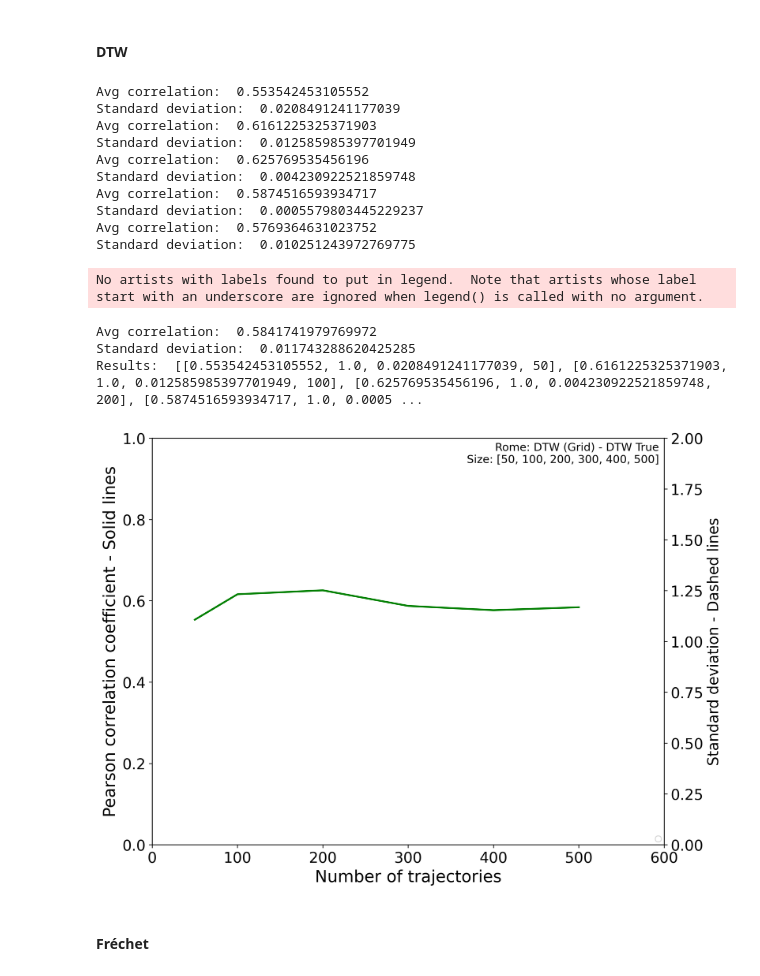
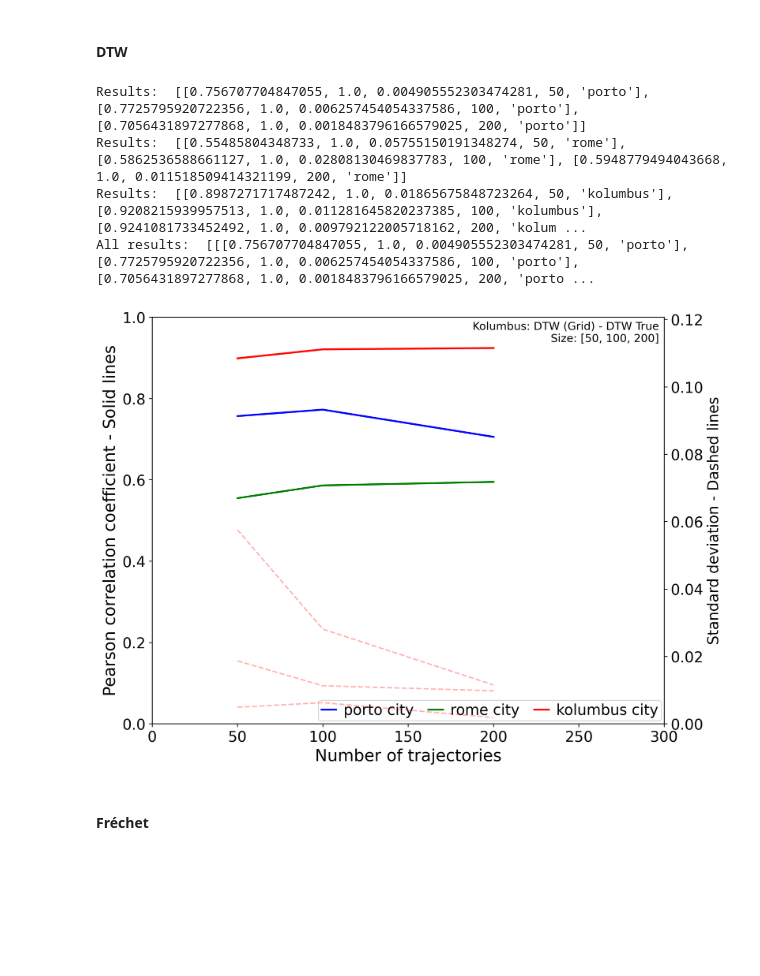
Before and after one commit to Endremgs/masteroppgave, a Jupyter notebook: correlation/correlation_sizes.ipynb, the cells around one changed output. Cells and saved outputs as stored; diff of their text form; code cells hidden in the pictures; blank space fills up the shorter version.

Commit message:
finish plotting correlation for various sizes for all datasets simultanously

```diff
--- a/correlation/correlation_sizes.ipynb
+++ b/correlation/correlation_sizes.ipynb
@@ -10,29 +10,19 @@ from grid_resolution import plot_grid_sizes
 # %%
 plot_grid_sizes(
     city="rome",
     layer=2,
     resolution=1.0,
     measure="dtw",
     reference="dtw",
     sizes=[50, 100, 200, 300, 400, 500],
-    parallel_jobs=2,
+    parallel_jobs=10,
 )
 # %% [output]
-Avg correlation:  0.553542453105552
-Standard deviation:  0.0208491241177039
-Avg correlation:  0.6161225325371903
-Standard deviation:  0.012585985397701949
-Avg correlation:  0.625769535456196
-Standard deviation:  0.004230922521859748
-Avg correlation:  0.5874516593934717
-Standard deviation:  0.0005579803445229237
-Avg correlation:  0.5769364631023752
-Standard deviation:  0.010251243972769775
+Results:  [[0.756707704847055, 1.0, 0.004905552303474281, 50, 'porto'], [0.7725795920722356, 1.0, 0.006257454054337586, 100, 'porto'], [0.7056431897277868, 1.0, 0.0018483796166579025, 200, 'porto']]
+Results:  [[0.55485804348733, 1.0, 0.05755150191348274, 50, 'rome'], [0.5862536588661127, 1.0, 0.02808130469837783, 100, 'rome'], [0.5948779494043668, 1.0, 0.011518509414321199, 200, 'rome']]
+Results:  [[0.8987271717487242, 1.0, 0.01865675848723264, 50, 'kolumbus'], [0.9208215939957513, 1.0, 0.011281645820237385, 100, 'kolumbus'], [0.9241081733452492, 1.0, 0.009792122005718162, 200, 'kolum ...
+All results:  [[[0.756707704847055, 1.0, 0.004905552303474281, 50, 'porto'], [0.7725795920722356, 1.0, 0.006257454054337586, 100, 'porto'], [0.7056431897277868, 1.0, 0.0018483796166579025, 200, 'porto ...
-No artists with labels found to put in legend.  Note that artists whose label start with an underscore are ignored when legend() is called with no argument.
-Avg correlation:  0.5841741979769972
-Standard deviation:  0.011743288620425285
-Results:  [[0.553542453105552, 1.0, 0.0208491241177039, 50], [0.6161225325371903, 1.0, 0.012585985397701949, 100], [0.625769535456196, 1.0, 0.004230922521859748, 200], [0.5874516593934717, 1.0, 0.0005 ...
-[figure, old version]
+[figure, new version]
 # %% [markdown]
 #### Fréchet
 # %%
```
Also changed, not shown: 2 other files.
